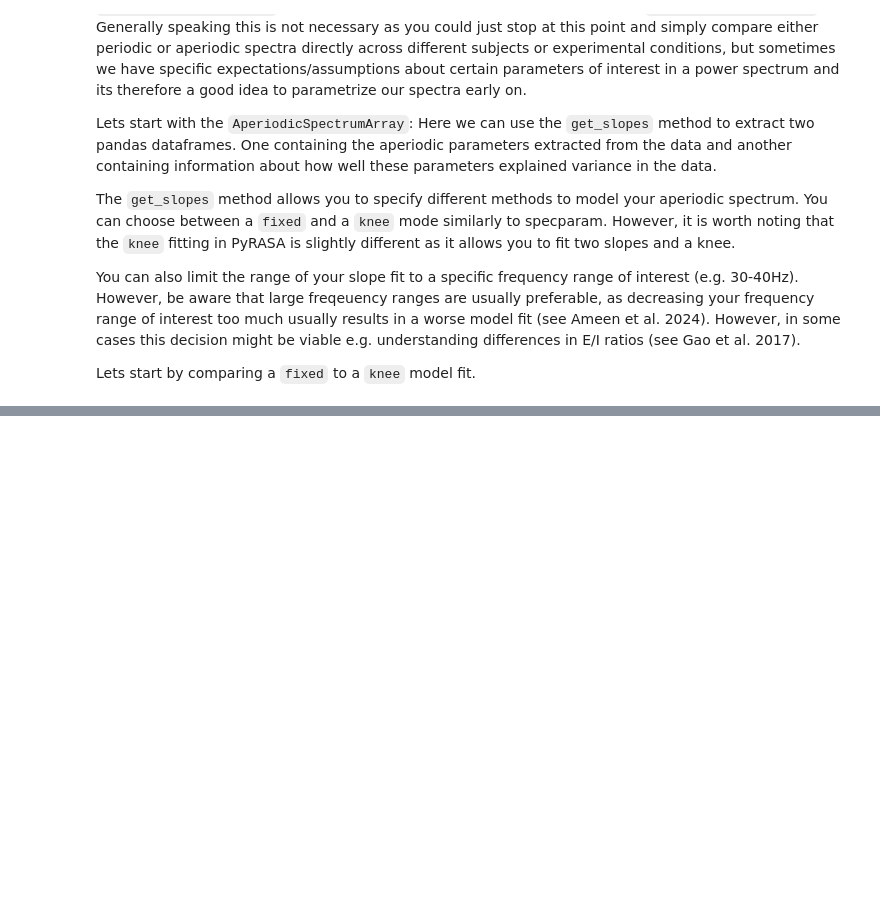
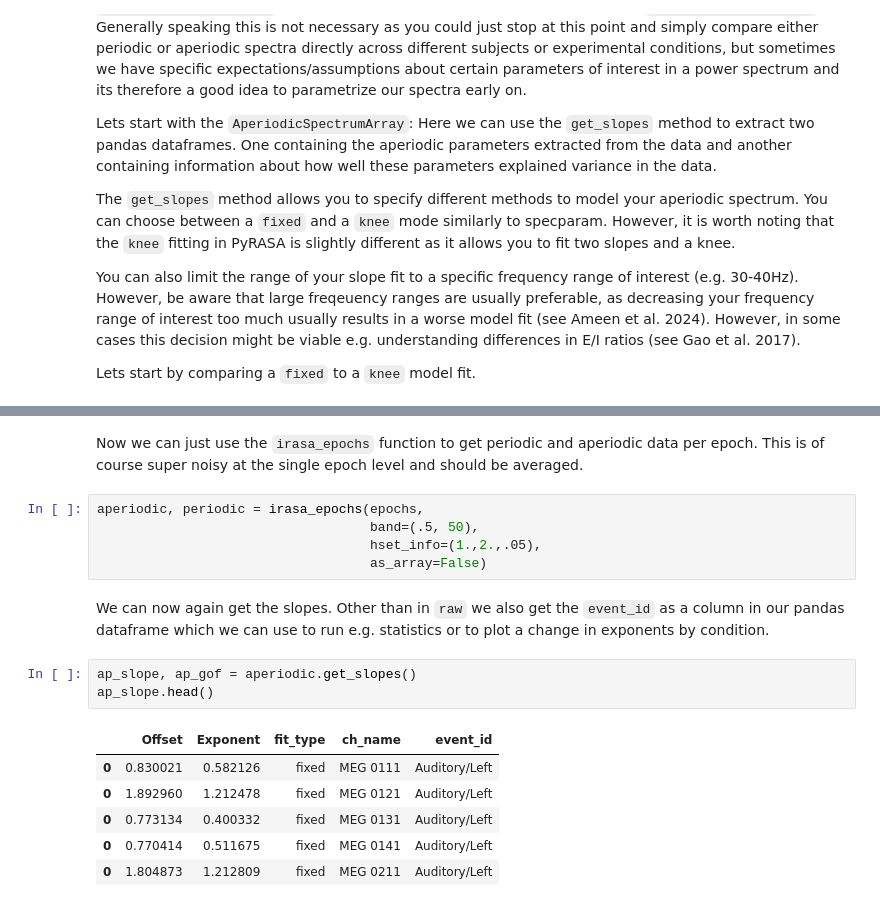
Before and after one commit to schmidtfa/pyrasa, a Jupyter notebook: examples/irasa_mne.ipynb, the cells around one changed output, grey strips where cells are left out. Cells and saved outputs as stored; diff of their text form; blank space fills up the shorter version.

```diff
--- a/examples/irasa_mne.ipynb
+++ b/examples/irasa_mne.ipynb
@@ -252,0 +170,20 @@ df_gof_f['r_squared']
+# %% [markdown]
+Now we can just use the `irasa_epochs` function to get periodic and aperiodic data per epoch.
+This is of course super noisy at the single epoch level and should be averaged.
+# %%
+aperiodic, periodic = irasa_epochs(epochs,
+                                   band=(.5, 50),
+                                   hset_info=(1.,2.,.05),
+                                   as_array=False)
+# %% [markdown]
+We can now again get the slopes. Other than in `raw` we also get the `event_id` as a column in our pandas dataframe which we can use to run e.g. statistics or to plot a change in exponents by condition.
+# %%
+ap_slope, ap_gof = aperiodic.get_slopes()
+ap_slope.head()
+# %% [output]
+|  | Offset | Exponent | fit_type | ch_name | event_id |
+| 0 | 0.830021 | 0.582126 | fixed | MEG 0111 | Auditory/Left |
+| 0 | 1.892960 | 1.212478 | fixed | MEG 0121 | Auditory/Left |
+| 0 | 0.773134 | 0.400332 | fixed | MEG 0131 | Auditory/Left |
+| 0 | 0.770414 | 0.511675 | fixed | MEG 0141 | Auditory/Left |
+| 0 | 1.804873 | 1.212809 | fixed | MEG 0211 | Auditory/Left |
```
Also changed, not shown: parts of 17 cells of this notebook, 4 other files.
